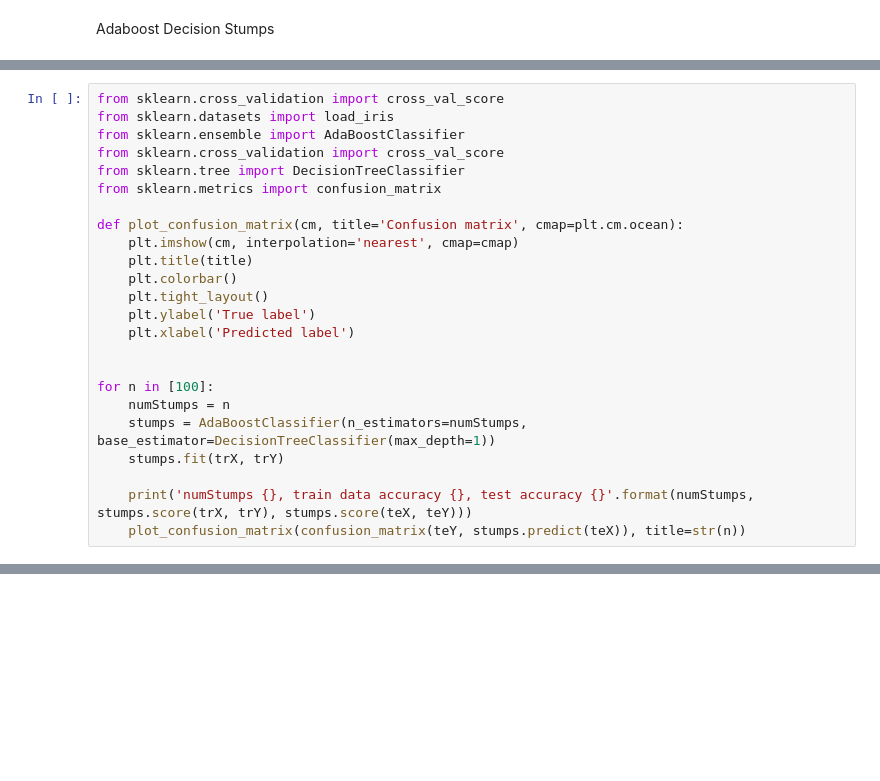
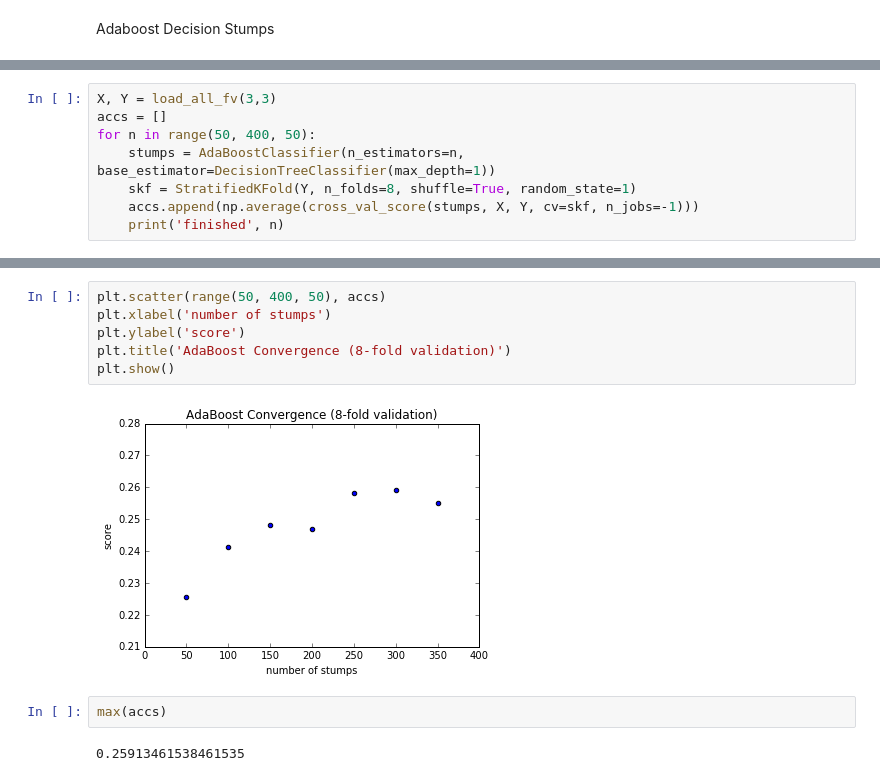
Before and after one commit to PrincetonUniversity/vox-music-classification, a Jupyter notebook: notebooks/fv-decisionstumps.ipynb, the cells around one changed output, grey strips where cells are left out. Saved outputs shown, nothing was run; the diff lists cells and outputs as text; blank space fills up the shorter version.

```diff
--- a/notebooks/fv-decisionstumps.ipynb
+++ b/notebooks/fv-decisionstumps.ipynb
@@ -134,24 +23,0 @@ numStumps 50, train data accuracy 0.1825, test accuracy 0.15
-# %%
-from sklearn.cross_validation import cross_val_score
-from sklearn.datasets import load_iris
-from sklearn.ensemble import AdaBoostClassifier
-from sklearn.cross_validation import cross_val_score
-from sklearn.tree import DecisionTreeClassifier
-from sklearn.metrics import confusion_matrix
-
-def plot_confusion_matrix(cm, title='Confusion matrix', cmap=plt.cm.ocean):
-    plt.imshow(cm, interpolation='nearest', cmap=cmap)
-    plt.title(title)
-    plt.colorbar()
-    plt.tight_layout()
-    plt.ylabel('True label')
-    plt.xlabel('Predicted label')
-
-
-for n in [100]:
-    numStumps = n
-    stumps = AdaBoostClassifier(n_estimators=numStumps, base_estimator=DecisionTreeClassifier(max_depth=1))
-    stumps.fit(trX, trY)
-
-    print('numStumps {}, train data accuracy {}, test accuracy {}'.format(numStumps, stumps.score(trX, trY), stumps.score(teX, teY)))
-    plot_confusion_matrix(confusion_matrix(teY, stumps.predict(teX)), title=str(n))
@@ -160,0 +24,8 @@ numStumps 500, train data accuracy 0.1825, test accuracy 0.15
+# %%
+X, Y = load_all_fv(3,3)
+accs = []
+for n in range(50, 400, 50):
+    stumps = AdaBoostClassifier(n_estimators=n, base_estimator=DecisionTreeClassifier(max_depth=1))
+    skf = StratifiedKFold(Y, n_folds=8, shuffle=True, random_state=1)
+    accs.append(np.average(cross_val_score(stumps, X, Y, cv=skf, n_jobs=-1)))
+    print('finished', n)
@@ -160,0 +43,12 @@ numStumps 500, train data accuracy 0.1825, test accuracy 0.15
+# %%
+plt.scatter(range(50, 400, 50), accs)
+plt.xlabel('number of stumps')
+plt.ylabel('score')
+plt.title('AdaBoost Convergence (8-fold validation)')
+plt.show()
+# %% [output]
+[figure, added]
+# %%
+max(accs)
+# %% [output]
+0.25913461538461535
```
Also changed, not shown: parts of 8 cells of this notebook, 7 other files.
